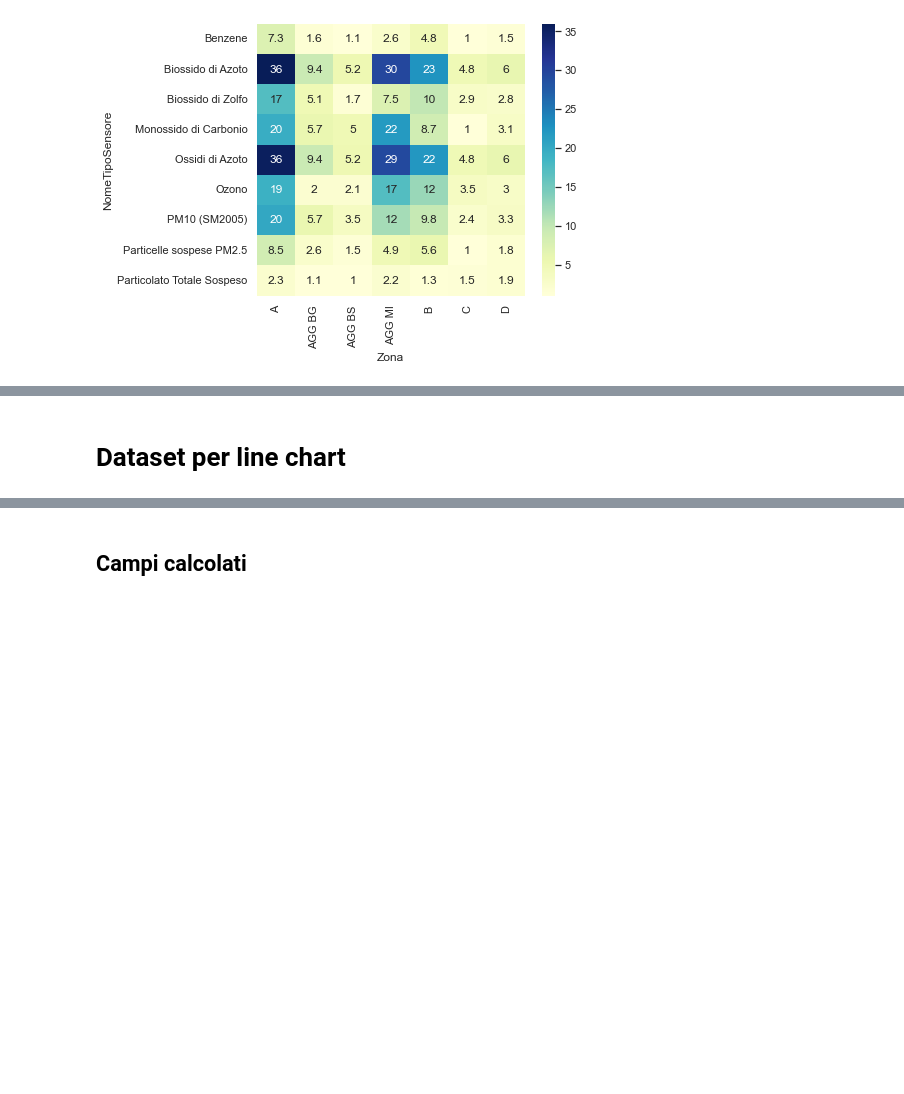
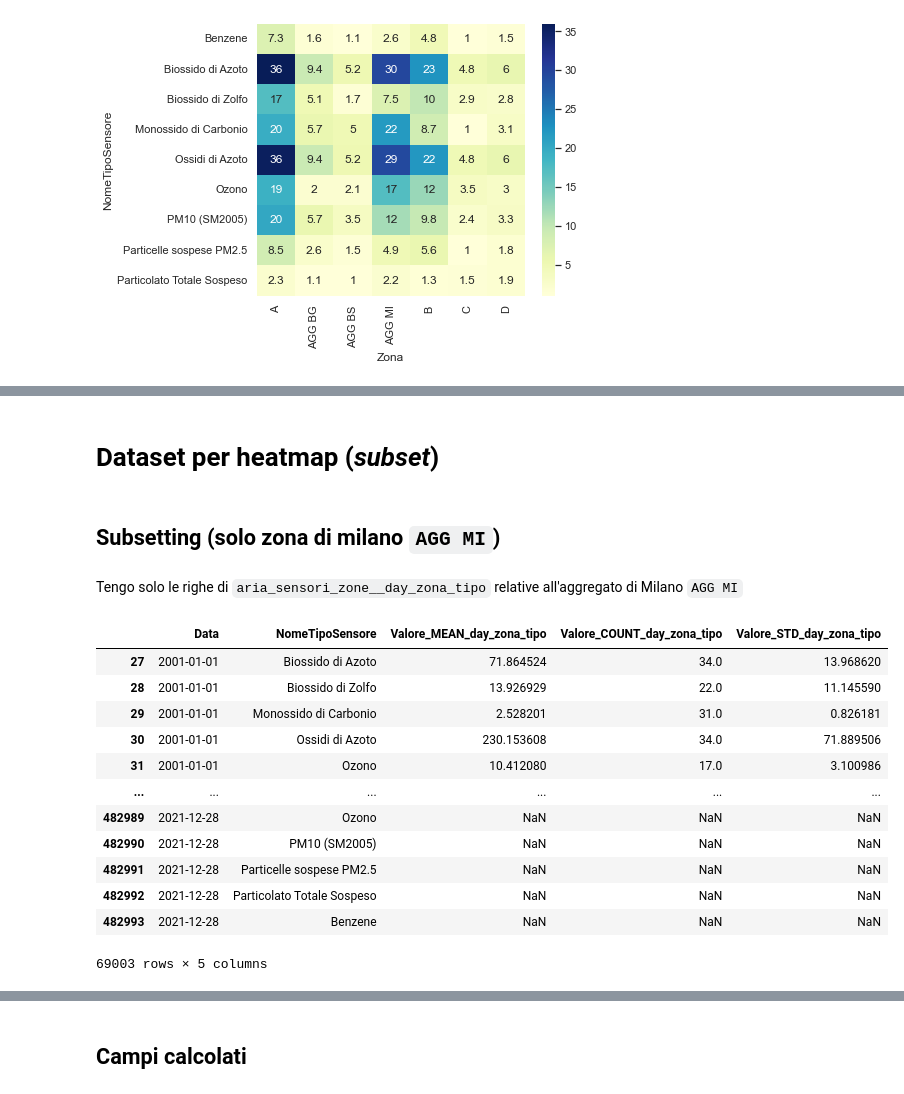
Before and after one commit to giocoal/air-quality-milano-interactive-data-visualization-tableau, a Jupyter notebook: Data_Visualization_project_21_22.ipynb, the cells around one changed output, grey strips where cells are left out. Saved outputs shown, nothing was run; the diff lists cells and outputs as text; code cells hidden in the pictures; blank space fills up the shorter version.

Commit message:
Nuovo dataset/Controlli

```diff
--- a/Data_Visualization_project_21_22.ipynb
+++ b/Data_Visualization_project_21_22.ipynb
@@ -1070,2 +1068,6 @@ sns.heatmap(controllo, annot=True, cmap="YlGnBu")
-# %% [markdown]
-# Dataset per line chart
+# %% [markdown]
+# Dataset per heatmap (*subset*)
+# %% [markdown]
+## Subsetting (solo zona di milano `AGG MI`)
+# %% [markdown]
+Tengo solo le righe di `aria_sensori_zone__day_zona_tipo` relative all'aggregato di Milano `AGG MI`
@@ -1071,0 +1076,16 @@ sns.heatmap(controllo, annot=True, cmap="YlGnBu")
+# %%
+aria_milano
+# %% [output]
+|  | Data | NomeTipoSensore | Valore_MEAN_day_zona_tipo | Valore_COUNT_day_zona_tipo | Valore_STD_day_zona_tipo |
+| 27 | 2001-01-01 | Biossido di Azoto | 71.864524 | 34.0 | 13.968620 |
+| 28 | 2001-01-01 | Biossido di Zolfo | 13.926929 | 22.0 | 11.145590 |
+| 29 | 2001-01-01 | Monossido di Carbonio | 2.528201 | 31.0 | 0.826181 |
+| 30 | 2001-01-01 | Ossidi di Azoto | 230.153608 | 34.0 | 71.889506 |
+| 31 | 2001-01-01 | Ozono | 10.412080 | 17.0 | 3.100986 |
+| ... | ... | ... | ... | ... | ... |
+| 482989 | 2021-12-28 | Ozono | NaN | NaN | NaN |
+| 482990 | 2021-12-28 | PM10 (SM2005) | NaN | NaN | NaN |
+| 482991 | 2021-12-28 | Particelle sospese PM2.5 | NaN | NaN | NaN |
+| 482992 | 2021-12-28 | Particolato Totale Sospeso | NaN | NaN | NaN |
+| 482993 | 2021-12-28 | Benzene | NaN | NaN | NaN |
+69003 rows × 5 columns
```
Also changed, not shown: parts of 35 cells of this notebook, 1 other file.
